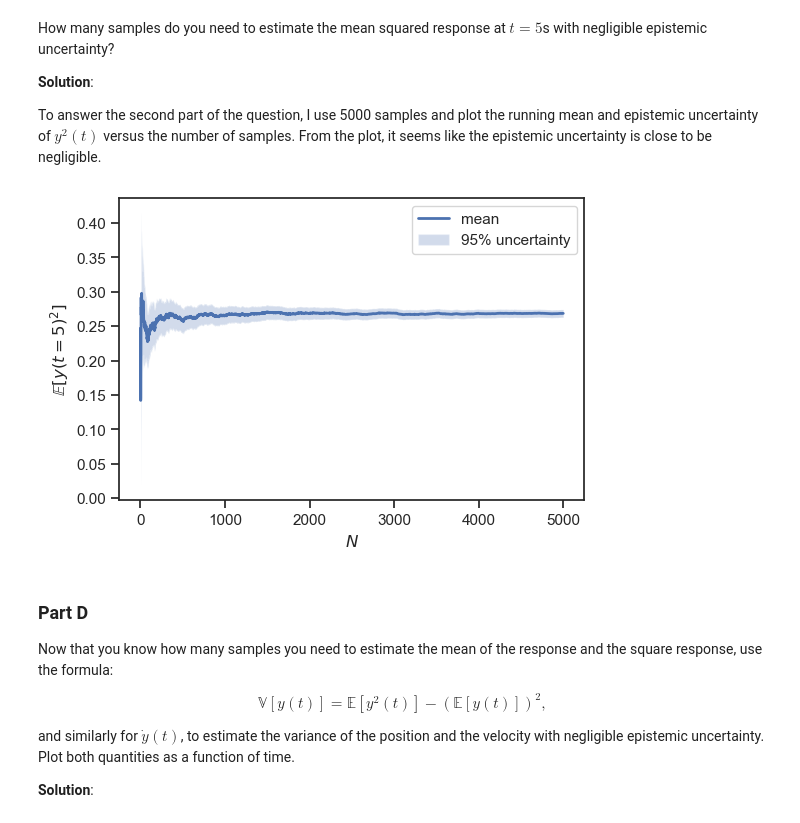
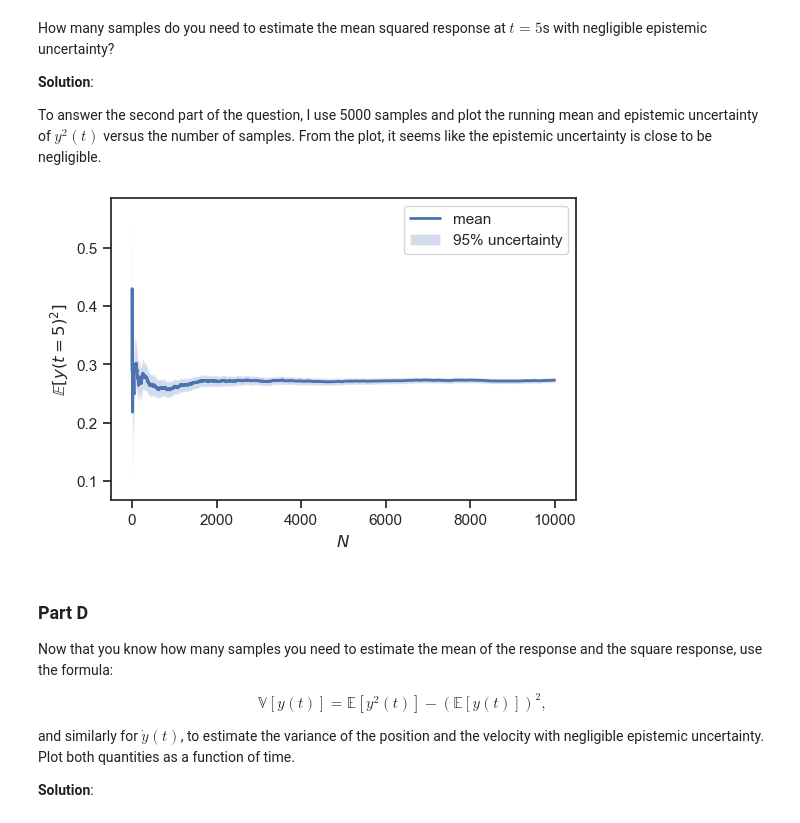
Before and after one commit to flavio-nardi/data-analytics-se, a Jupyter notebook: lecturebook/homework/homework-03.ipynb, the cells around one changed output. Cells and saved outputs as stored; diff of their text form; code cells hidden in the pictures.

```diff
--- a/lecturebook/homework/homework-03.ipynb
+++ b/lecturebook/homework/homework-03.ipynb
@@ -356,25 +356,25 @@ How many samples do you need to estimate the mean squared response at $t=5$s wit
 
 To answer the second part of the question, I use 5000 samples and plot the running mean and epistemic uncertainty of $y^2(t)$ versus the number of samples. From the plot, it seems like the epistemic uncertainty is close to be negligible.
 # %%
-N = 5000
+N = 10000
 samples = take_samples_from_solver(N)
 sample_square_5sec = samples[:, -1, 0] ** 2
 x_running, lower_running, upper_running = running_mean_95_bounds(sample_square_5sec)
 
 fig, ax = plt.subplots()
 ax.plot(np.arange(1, N+1), x_running, 'b', lw=2, label="mean")
 ax.fill_between(
     np.arange(1, N + 1),
     lower_running,
     upper_running,
     alpha=0.25,
     label="95% uncertainty"
 )
 ax.set_xlabel('$N$')
 ax.legend()
 ax.set_ylabel(r'$\mathbb{E}[y(t=5)^2]$');
 # %% [output]
-[figure, old version]
+[figure, new version]
 # %% [markdown]
 ### Part D
 
```
Also changed, not shown: parts of 14 cells of this notebook.
